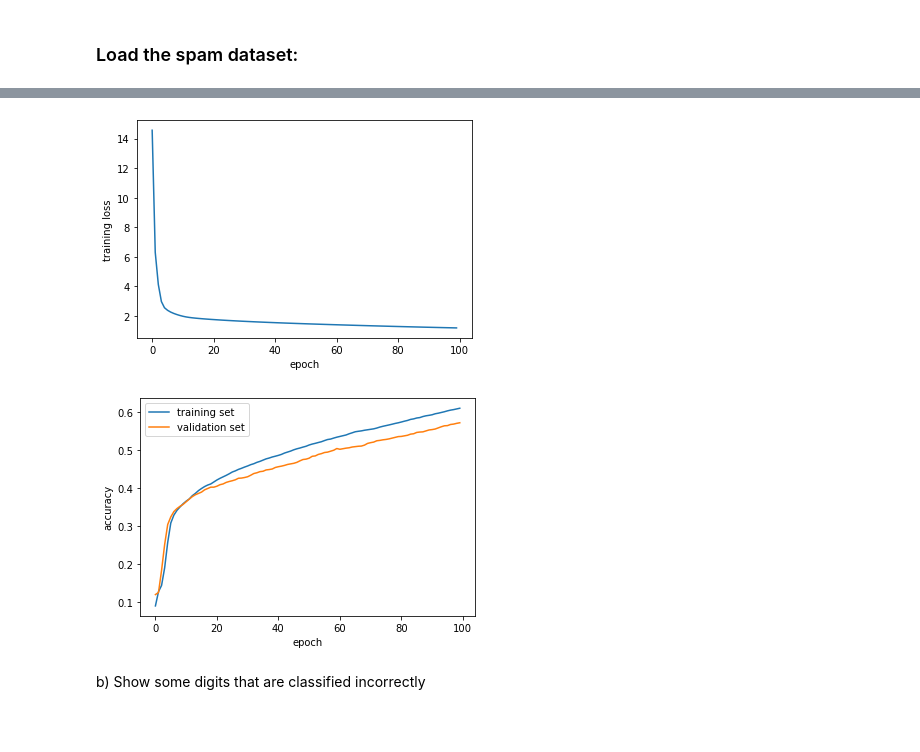
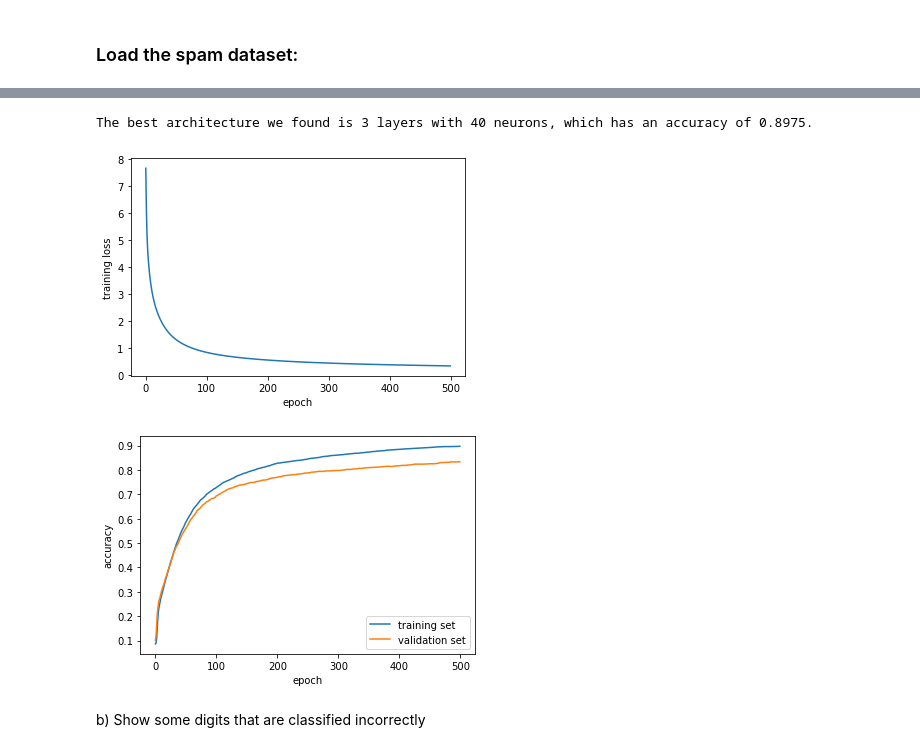
Before and after one commit to dunky11/mustererkennung, a Jupyter notebook: A9/Assignment9.ipynb, the cells around one changed output, grey strips where cells are left out. Drawn from its saved outputs; the diff is of its cells as text; code cells hidden in the pictures; blank space fills up the shorter version.

```diff
--- a/A9/Assignment9.ipynb
+++ b/A9/Assignment9.ipynb
@@ -31,7 +30,6 @@ def softmax(x):
     return exp / summed
 
 def accuracy(y_true, y_pred):
-
     y_true = np.argmax(y_true, axis=1)
     y_pred = np.argmax(y_pred, axis=1)
     return np.mean(y_true == y_pred)
@@ -46,6 +44,9 @@ class Sigmoid():
         return self.z * (1.0 - self.z) * right_dev.T
 
 class CategoricalCrossEntropy():
+    """
+    softmax + categorical crossentropy
+    """
     def forward(self, x, y):
         y_pred = softmax(x)
         loss = (1.0 / x.shape[0]) * -np.sum(np.log(np.max(y_pred * y, axis=1)))
@@ -122,20 +123,3 @@ class NeuralNetwork():
 num_classes = len(np.unique(y_train))
 y_train, y_test = to_one_hot(y_train, num_classes), to_one_hot(y_test, num_classes)
 X_train, X_test = standardize(X_train), standardize(X_test)
-# %%
-layers = [
-    DenseLayer(X_train.shape[1], 45, activation=Sigmoid()),
-    DenseLayer(45, 30, activation=Sigmoid()),
-    DenseLayer(30, 30, activation=Sigmoid()),
-    DenseLayer(30, num_classes)
-]
-
-clf = NeuralNetwork(layers, CategoricalCrossEntropy())
-
-y_pred = clf.predict(X_test)
-print(np.argmax(y_pred, axis=1))
-
-# losses, train_accs, val_accs = clf.fit(X_train, y_train, epochs=1000, lr=0.00005, x_val=X_test, y_val=y_test)
-
-y_pred = clf.predict(X_test)
-print(np.argmax(y_pred, axis=1))
@@ -145,12 +126,24 @@ print(np.argmax(y_pred, axis=1))
 # %%
+best_acc = 0.0
+
 for width in range(10, 50, 10):
-    for depth in range(1, 5):
+    for depth in range(0, 4):
         first_layer = DenseLayer(X_train.shape[1], width, activation=Sigmoid())
         layers = [first_layer]
         for i in range(1, depth - 1):
             layers.append(DenseLayer(width, width, activation=Sigmoid()))
         layers.append(DenseLayer(width, num_classes))
         clf = NeuralNetwork(layers, CategoricalCrossEntropy())
-        losses, train_accs, val_accs = clf.fit(X_train, y_train, epochs=100, lr=0.00005, x_val=X_test, y_val=y_test)
-        print(f"For a depth of {depth} and a width of {width} the network has an accuracy of {round(train_accs[-1], 4)}")
+        losses, train_accs, val_accs = clf.fit(X_train, y_train, epochs=500, lr=0.00005, x_val=X_test, y_val=y_test)
+        print(f"For a depth of {depth + 2} and a width of {width} the network has an accuracy of {round(train_accs[-1], 4)}")
+        if train_accs[-1] > best_acc:
+            best_acc = train_accs[-1]
+            best_settings = {
+                "width": width,
+                "depth": depth + 2,
+                "losses": losses,
+                "train_accs": train_accs,
+                "val_accs": val_accs,
+                "clf": clf
+            }
 # %% [output]
@@ -173,19 +166,23 @@ For a depth of 4 and a width of 40 the network has an accuracy of 0.6102
+# %%
+print(f"The best architecture we found is {best_settings['depth']} layers with {best_settings['width']} neurons, which has an accuracy of {round(best_settings['train_accs'][-1], 4)}.")
+# %% [output]
+The best architecture we found is 3 layers with 40 neurons, which has an accuracy of 0.8975.
 # %%
-plt.plot(list(range(len(losses))), losses)
+plt.plot(list(range(len(best_settings["losses"]))), best_settings["losses"])
 plt.xlabel("epoch")
 plt.ylabel("training loss")
 plt.show()
 # %% [output]
-[figure, old version]
+[figure, new version]
 # %%
-plt.plot(list(range(len(train_accs))), train_accs, label="training set")
-plt.plot(list(range(len(val_accs))), val_accs, label="validation set")
+plt.plot(list(range(len(best_settings["train_accs"]))), best_settings["train_accs"], label="training set")
+plt.plot(list(range(len(best_settings["val_accs"]))), best_settings["val_accs"], label="validation set")
 plt.xlabel("epoch")
 plt.ylabel("accuracy")
 plt.legend()
 plt.show()
 # %% [output]
-[figure, old version]
+[figure, new version]
 # %% [markdown]
 b) Show some digits that are classified incorrectly
 # %%
```
Also changed, not shown: parts of 8 cells of this notebook.
